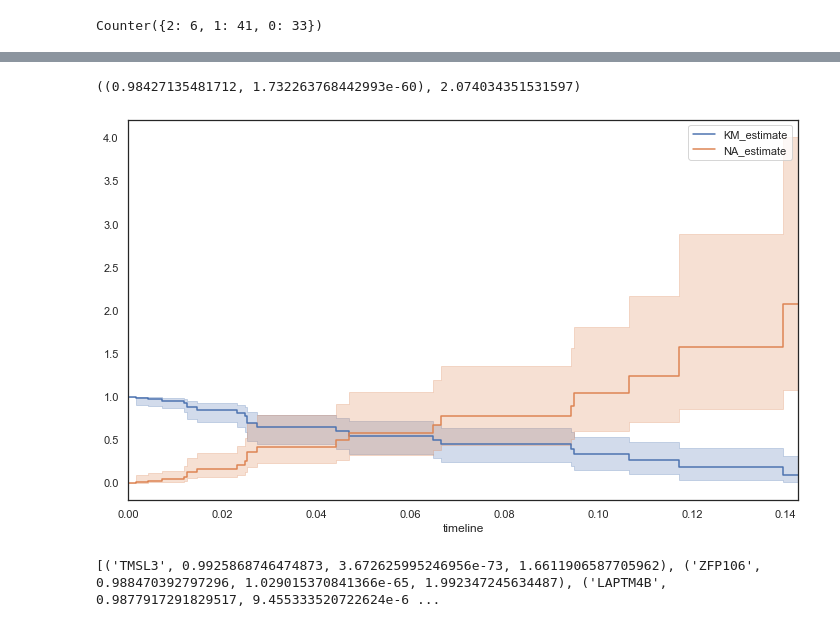
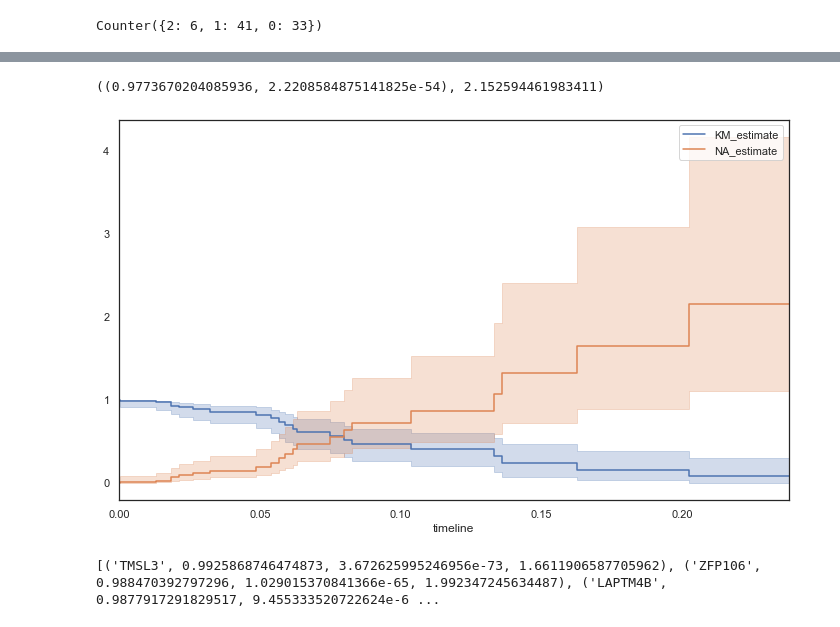
Before and after one commit to N8Grant/TripodsREU, a Jupyter notebook: scripts/XenaAnalysis.ipynb, the cells around one changed output, grey strips where cells are left out. Saved outputs shown, nothing was run; the diff lists cells and outputs as text; code cells hidden in the pictures.

```diff
--- a/scripts/XenaAnalysis.ipynb
+++ b/scripts/XenaAnalysis.ipynb
@@ -2692,8 +2689,8 @@ def percentage_mutated(gene, patients=list(immune_fractions_df.index)):
 # %%
-km_expression_impact("PRKDC",plot=True)
+km_expression_impact("MET",plot=True)
 # %% [output]
-((0.98427135481712, 1.732263768442993e-60), 2.074034351531597)
+((0.9773670204085936, 2.2208584875141825e-54), 2.152594461983411)
-[figure, old version]
+[figure, new version]
 # %%
 l = []
 for g in most_variant.columns:
```
Also changed, not shown: parts of 18 cells of this notebook, 6 other files.
